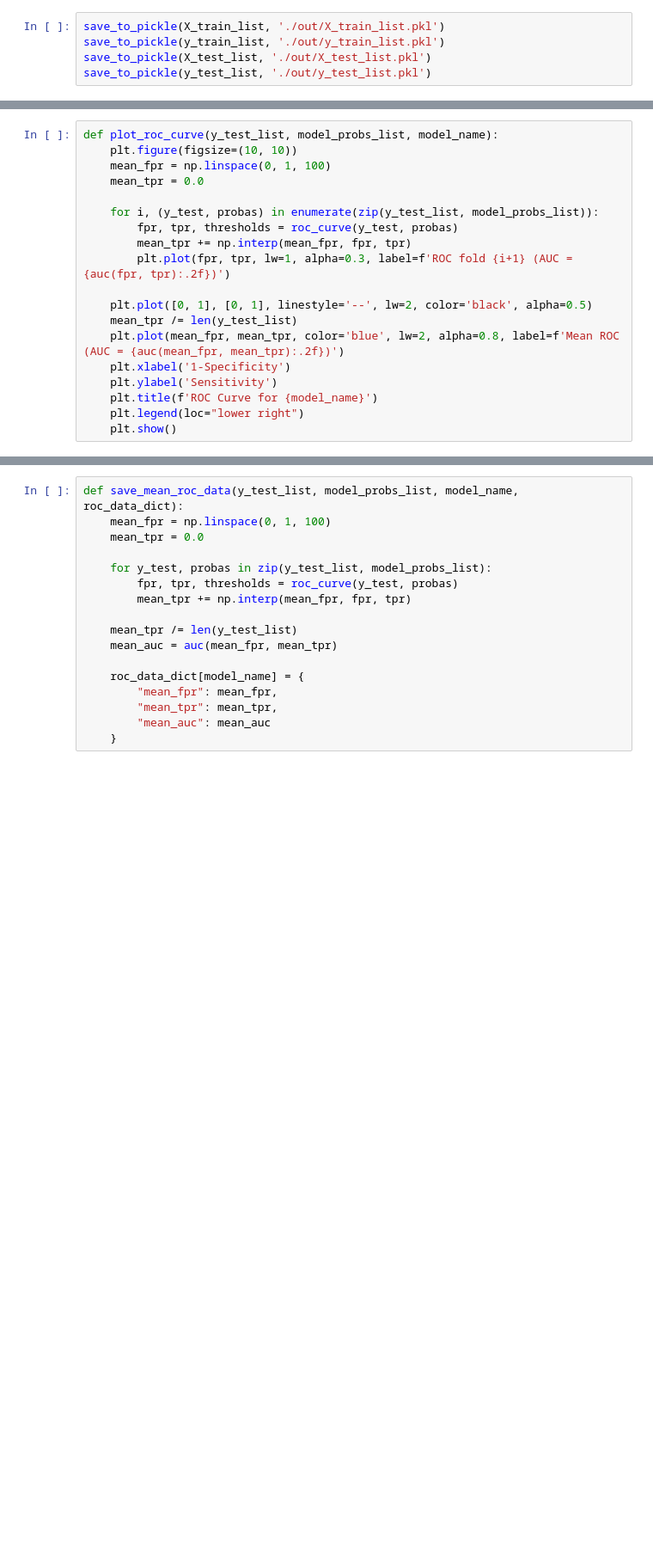
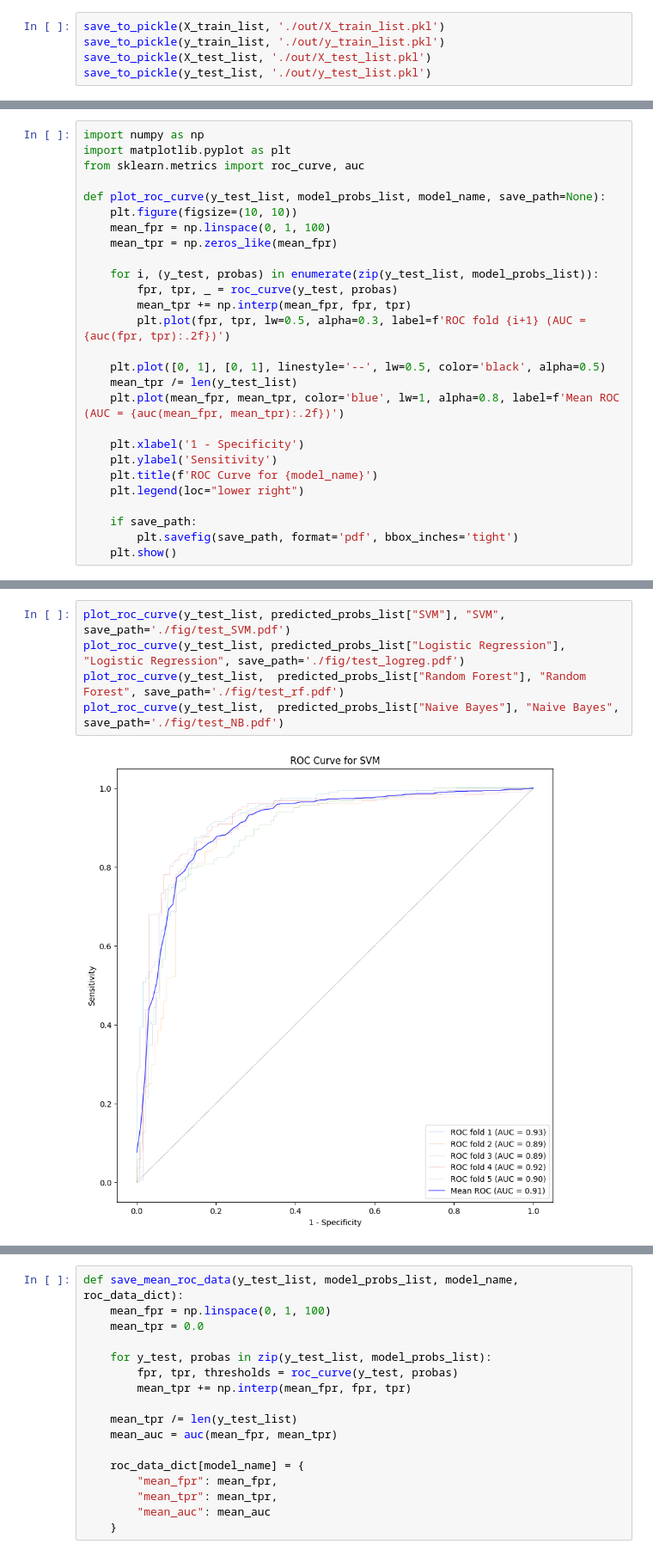
Before and after one commit to Neuroinformagician/MM_NMF, a Jupyter notebook: All_step.ipynb, the cells around one changed output, grey strips where cells are left out. Shown at 86% size. Drawn from its saved outputs; the diff is of its cells as text; blank space fills up the shorter version.

```diff
--- a/All_step.ipynb
+++ b/All_step.ipynb
@@ -379,19 +406,27 @@ for X_train, y_train, X_test, y_test in zip(X_train_list, y_train_list, X_test_l
 # %%
-def plot_roc_curve(y_test_list, model_probs_list, model_name):
+import numpy as np
+import matplotlib.pyplot as plt
+from sklearn.metrics import roc_curve, auc
+
+def plot_roc_curve(y_test_list, model_probs_list, model_name, save_path=None):
     plt.figure(figsize=(10, 10))
     mean_fpr = np.linspace(0, 1, 100)
-    mean_tpr = 0.0
+    mean_tpr = np.zeros_like(mean_fpr)
 
     for i, (y_test, probas) in enumerate(zip(y_test_list, model_probs_list)):
-        fpr, tpr, thresholds = roc_curve(y_test, probas)
+        fpr, tpr, _ = roc_curve(y_test, probas)
         mean_tpr += np.interp(mean_fpr, fpr, tpr)
-        plt.plot(fpr, tpr, lw=1, alpha=0.3, label=f'ROC fold {i+1} (AUC = {auc(fpr, tpr):.2f})')
+        plt.plot(fpr, tpr, lw=0.5, alpha=0.3, label=f'ROC fold {i+1} (AUC = {auc(fpr, tpr):.2f})')
 
-    plt.plot([0, 1], [0, 1], linestyle='--', lw=2, color='black', alpha=0.5)
+    plt.plot([0, 1], [0, 1], linestyle='--', lw=0.5, color='black', alpha=0.5)
     mean_tpr /= len(y_test_list)
-    plt.plot(mean_fpr, mean_tpr, color='blue', lw=2, alpha=0.8, label=f'Mean ROC (AUC = {auc(mean_fpr, mean_tpr):.2f})')
-    plt.xlabel('1-Specificity')
+    plt.plot(mean_fpr, mean_tpr, color='blue', lw=1, alpha=0.8, label=f'Mean ROC (AUC = {auc(mean_fpr, mean_tpr):.2f})')
+
+    plt.xlabel('1 - Specificity')
     plt.ylabel('Sensitivity')
     plt.title(f'ROC Curve for {model_name}')
     plt.legend(loc="lower right")
+
+    if save_path:
+        plt.savefig(save_path, format='pdf', bbox_inches='tight')
     plt.show()
@@ -413,0 +468,7 @@ plot_roc_curve(y_test_list,  predicted_probs_list["Naive Bayes"], "Naive Bayes")
+# %%
+plot_roc_curve(y_test_list, predicted_probs_list["SVM"], "SVM", save_path='./fig/test_SVM.pdf')
+plot_roc_curve(y_test_list, predicted_probs_list["Logistic Regression"], "Logistic Regression", save_path='./fig/test_logreg.pdf')
+plot_roc_curve(y_test_list,  predicted_probs_list["Random Forest"], "Random Forest", save_path='./fig/test_rf.pdf')
+plot_roc_curve(y_test_list,  predicted_probs_list["Naive Bayes"], "Naive Bayes", save_path='./fig/test_NB.pdf')
+# %% [output]
+[figure, added]
```
Also changed, not shown: parts of 46 cells of this notebook, 42 other files.
